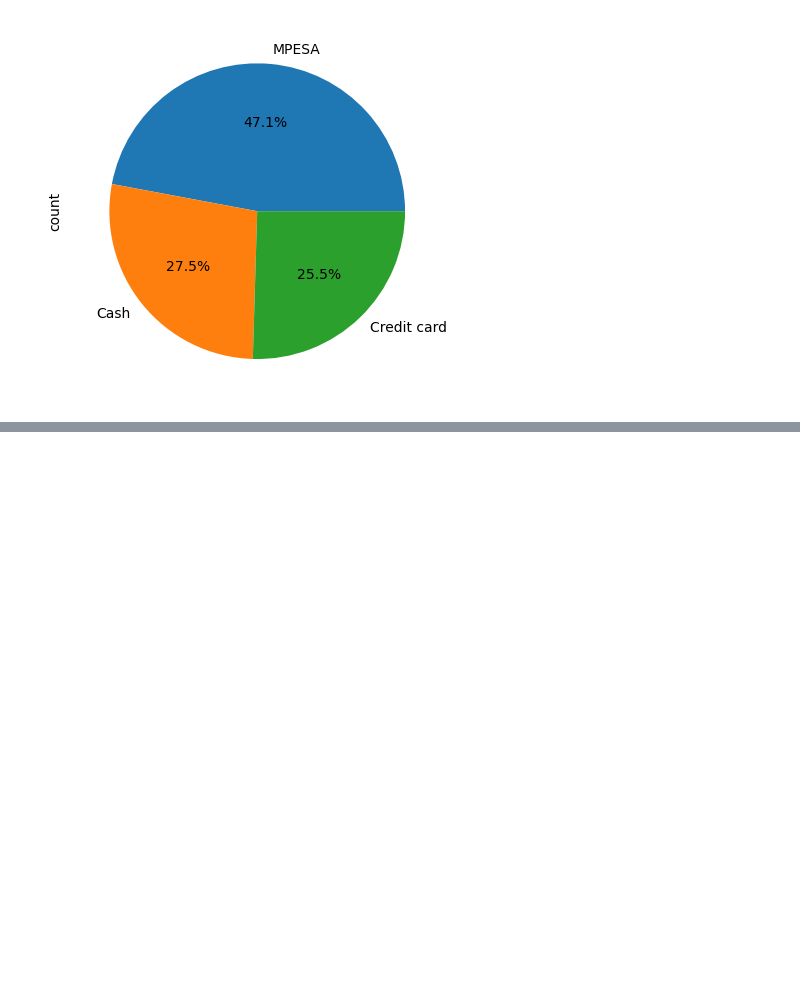
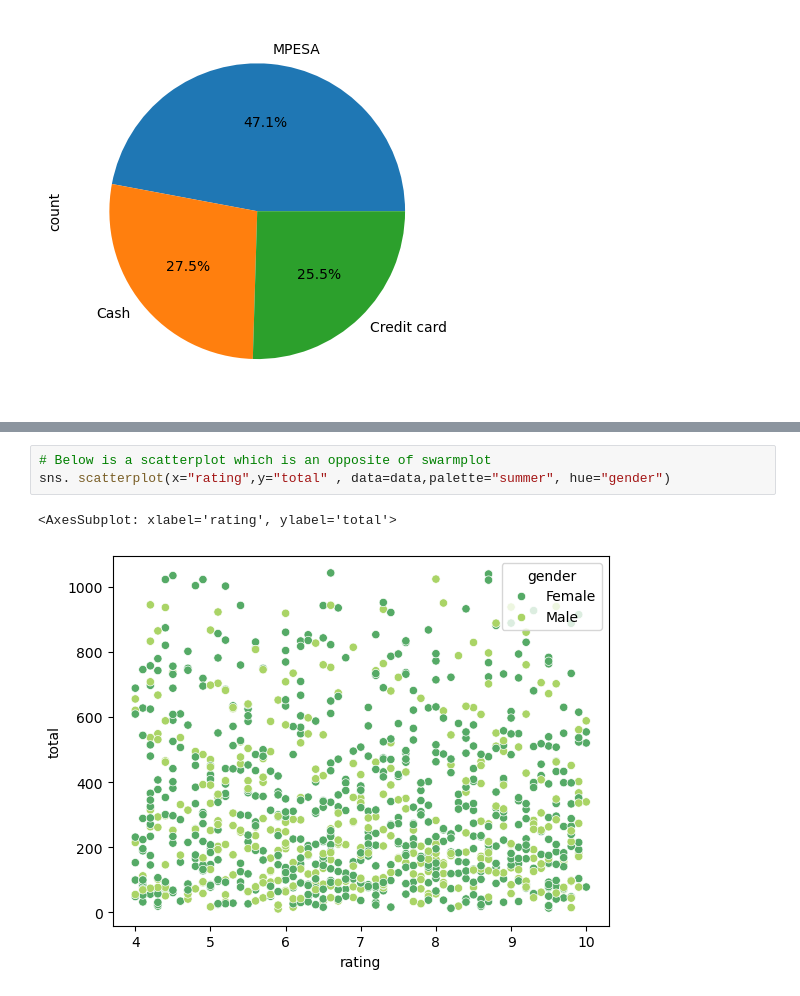
Before and after one commit to mugoarnold0-shiniars/datascience, a Jupyter notebook: EDA.ipynb, the cells around one changed output, grey strips where cells are left out. Cells and saved outputs as stored; diff of their text form; blank space fills up the shorter version.

```diff
--- a/EDA.ipynb
+++ b/EDA.ipynb
@@ -124,0 +150,6 @@ Passing `palette` without assigning `hue` is deprecated and will be removed in v
+# %%
+# Below is a scatterplot which is an opposite of swarmplot
+sns. scatterplot(x="rating",y="total" , data=data,palette="summer", hue="gender")
+# %% [output]
+<AxesSubplot: xlabel='rating', ylabel='total'>
+[figure, added]
```
Also changed, not shown: parts of 5 cells of this notebook.
